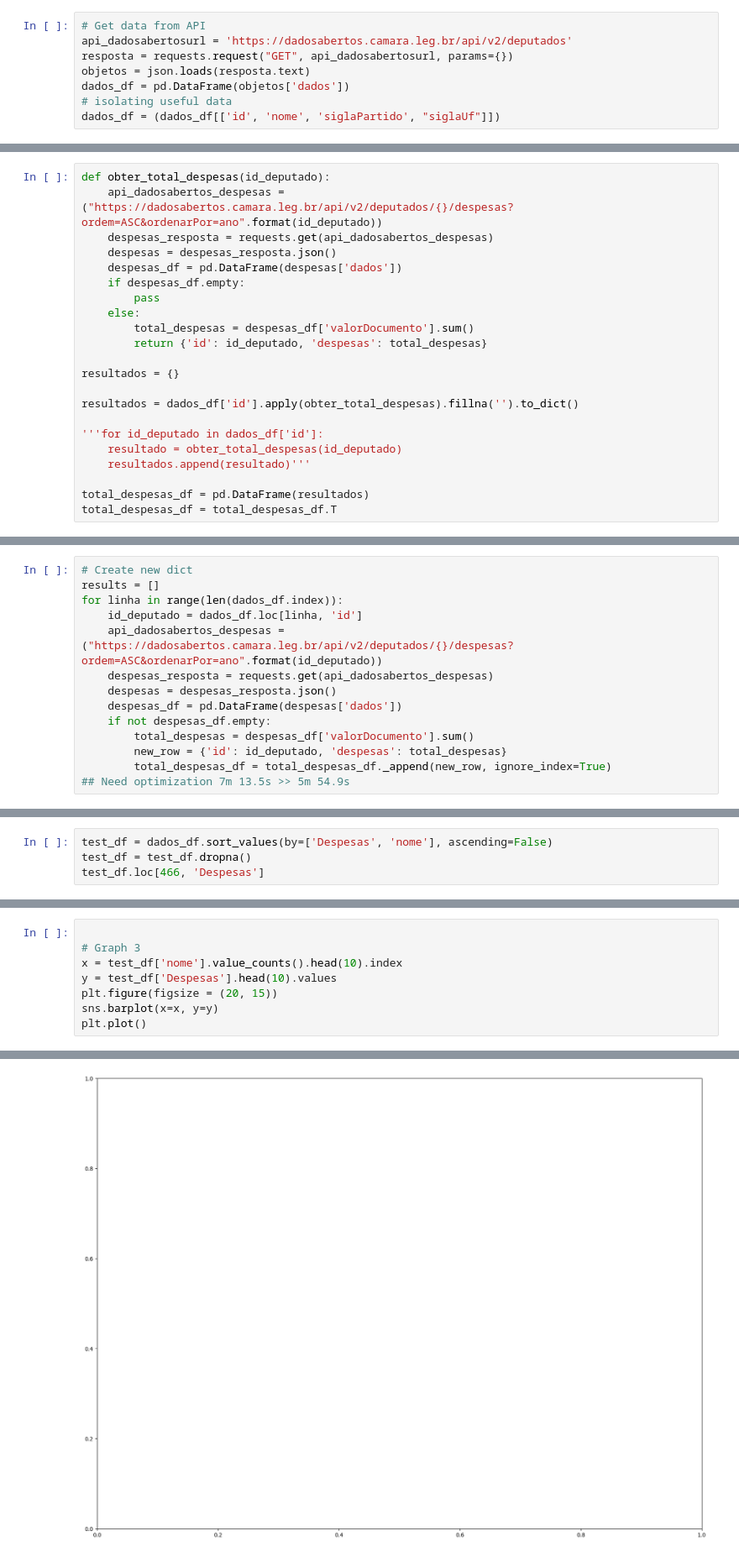
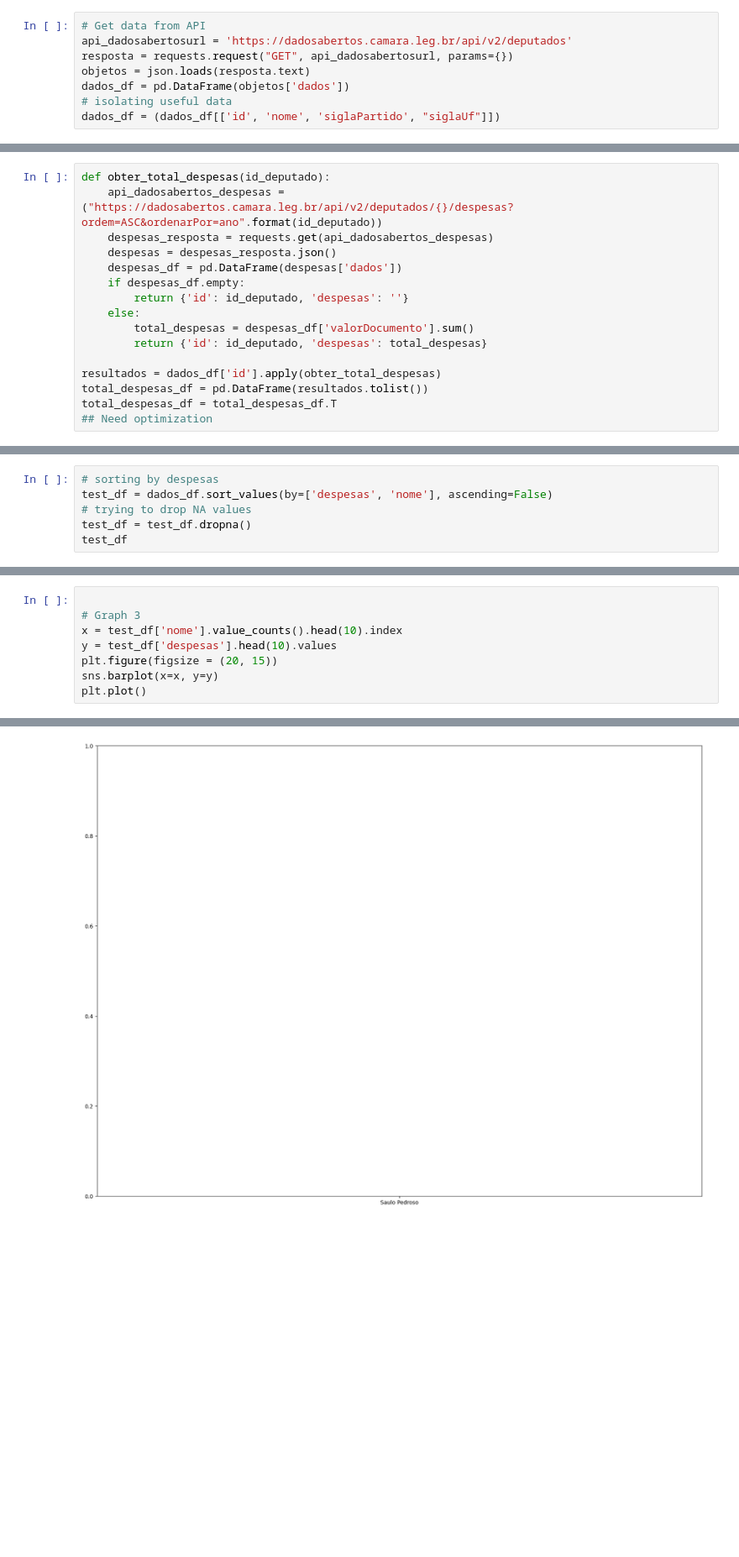
Before and after one commit to WallyssonChristian/Analise-de-Despesas, a Jupyter notebook: projeto.ipynb, the cells around one changed output, grey strips where cells are left out. Shown at 84% size. Saved outputs shown, nothing was run; the diff lists cells and outputs as text; blank space fills up the shorter version.

```diff
--- a/projeto.ipynb
+++ b/projeto.ipynb
@@ -30,21 +26,15 @@ def obter_total_despesas(id_deputado):
     despesas = despesas_resposta.json()
     despesas_df = pd.DataFrame(despesas['dados'])
     if despesas_df.empty:
-        pass
+        return {'id': id_deputado, 'despesas': ''}
     else:
         total_despesas = despesas_df['valorDocumento'].sum()
         return {'id': id_deputado, 'despesas': total_despesas}
 
-resultados = {}
-
-resultados = dados_df['id'].apply(obter_total_despesas).fillna('').to_dict()
-
-'''for id_deputado in dados_df['id']:
-    resultado = obter_total_despesas(id_deputado)
-    resultados.append(resultado)'''
-
-total_despesas_df = pd.DataFrame(resultados)
+resultados = dados_df['id'].apply(obter_total_despesas)
+total_despesas_df = pd.DataFrame(resultados.tolist())
 total_despesas_df = total_despesas_df.T
+## Need optimization
 # %%
 total_despesas_df
 # %% [output]
@@ -63,18 +53,4 @@ total_despesas_df
 513 rows × 2 columns
-# %%
-# Create new dict
-results = []
-for linha in range(len(dados_df.index)):
-    id_deputado = dados_df.loc[linha, 'id']
-    api_dadosabertos_despesas = ("https://dadosabertos.camara.leg.br/api/v2/deputados/{}/despesas?ordem=ASC&ordenarPor=ano".format(id_deputado))
-    despesas_resposta = requests.get(api_dadosabertos_despesas)
-    despesas = despesas_resposta.json()
-    despesas_df = pd.DataFrame(despesas['dados'])
-    if not despesas_df.empty:
-        total_despesas = despesas_df['valorDocumento'].sum()
-        new_row = {'id': id_deputado, 'despesas': total_despesas}
-        total_despesas_df = total_despesas_df._append(new_row, ignore_index=True)
-## Need optimization 7m 13.5s >> 5m 54.9s
 # %%
 # Merge DataFrames
 dados_df = dados_df.merge(total_despesas_df)
@@ -114,7 +90,9 @@ plt.plot()
 []
 [figure]
 # %%
-test_df = dados_df.sort_values(by=['Despesas', 'nome'], ascending=False)
+# sorting by despesas
+test_df = dados_df.sort_values(by=['despesas', 'nome'], ascending=False)
+# trying to drop NA values
 test_df = test_df.dropna()
-test_df.loc[466, 'Despesas']
+test_df
 # %% [output]
@@ -122,11 +112,11 @@ KeyError: 'Despesas'
 # %%
 
 # Graph 3
 x = test_df['nome'].value_counts().head(10).index
-y = test_df['Despesas'].head(10).values
+y = test_df['despesas'].head(10).values
 plt.figure(figsize = (20, 15))
 sns.barplot(x=x, y=y)
 plt.plot()
 # %% [output]
 TypeError: 'value' must be an instance of str or bytes, not a float
-[figure, old version]
+[figure, new version]
```
Also changed, not shown: parts of 5 cells of this notebook.
